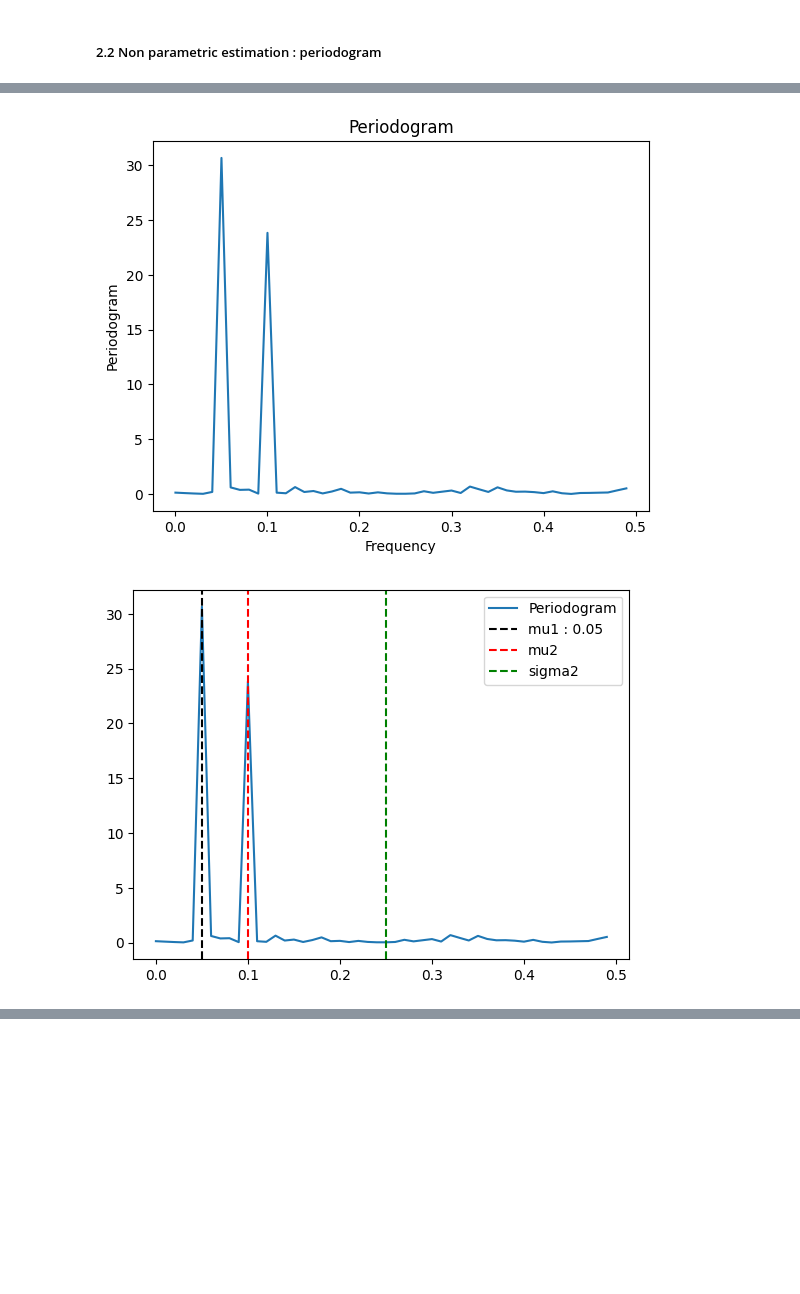
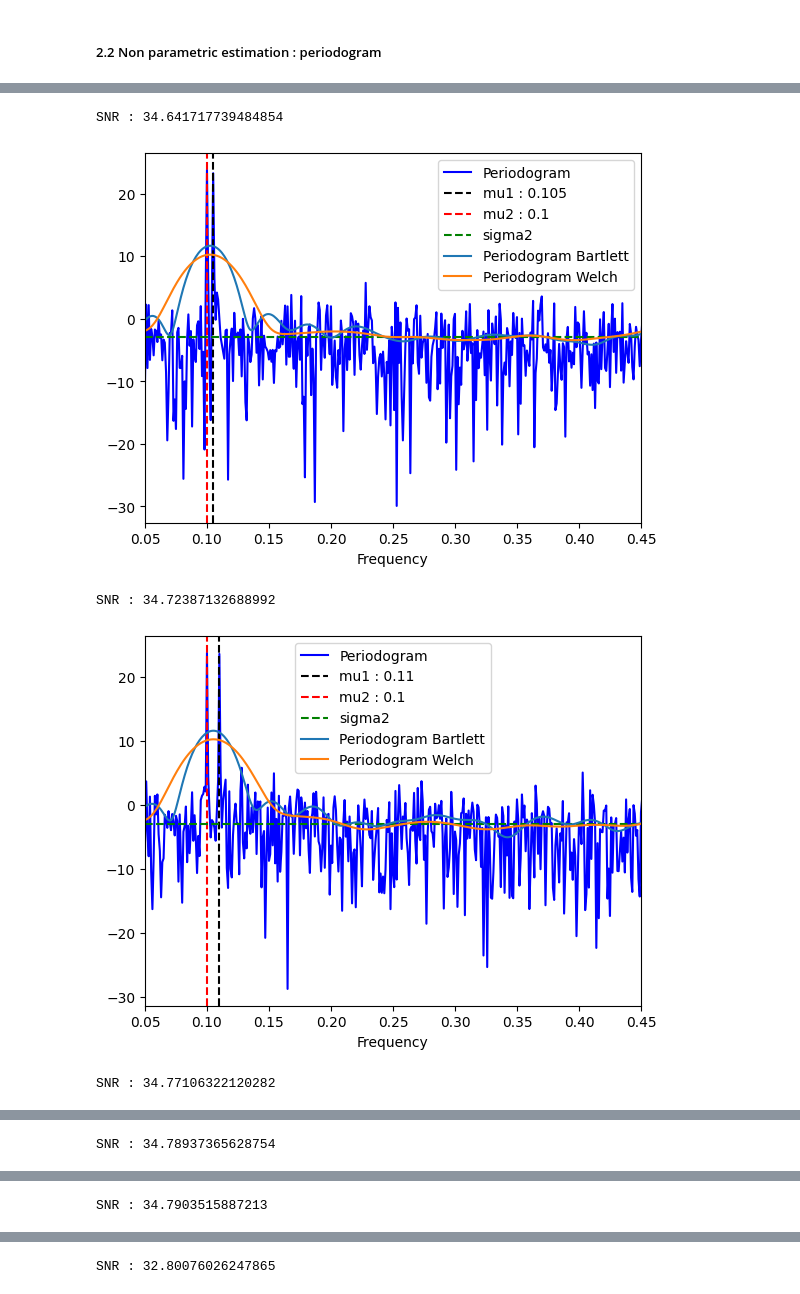
Before and after one commit to iliasslasri/DSP-DL_for_audio, a Jupyter notebook: spectral estimation/pw.ipynb, the cells around one changed output, grey strips where cells are left out. Drawn from its saved outputs; the diff is of its cells as text; code cells hidden in the pictures; blank space fills up the shorter version.

```diff
--- a/spectral estimation/pw.ipynb
+++ b/spectral estimation/pw.ipynb
@@ -124,10 +187,10 @@ lpcoefs = lpc(X, order = 1)
 
 X = AR(1000, [-1 * lpcoefs[1]], sigma2)
 
-freqs, env = periodogram(X)
+freqs, env = periodogram(X, plot=False)
 env = 10 * np.log10(env)
 
-plt.plot(freqs, env, label = "periodogram (estimated paramter)")
+plt.plot(freqs, env, label = "periodogram (with estimated paramters)")
 plt.plot(freq1, per1, label = "periodogram")
 plt.plot(freq1, theoritical_psd, label = "extact psd")
 plt.legend()
@@ -147,7 +210,8 @@ def sinusoids(N, K, freqs, ampls, originphi, sigma2):
     """
     wn = np.random.normal(0, np.sqrt(sigma2), N)
     sin = wn
-    T = np.linspace(0, 100, N)
+    fs = 5000
+    T = np.linspace(0, 1000, N)
     for i in range(K):
         sin += ampls[i] * np.sin(2*np.pi * freqs[i] * T + originphi[i])
 
@@ -157,16 +221,19 @@ def sinusoids(N, K, freqs, ampls, originphi, sigma2):
 # %%
 # signal synthesis
 mu1, mu2 = 0.13, 0.1
-sigma2 = 0.25
-N = 100
+sigma2 = 0.5
+N = 1000
 signal = sinusoids(N, K = 2, freqs=[mu1, mu2], originphi = [0, 0], sigma2 = sigma2, ampls = [1, 1])
 
-freq_sinus, period_sinus = periodogram(signal)
+freq_sinus, period_sinus = periodogram(signal, plot = False)
 
-plt.plot(freq_sinus, period_sinus, label = "Periodogram")
+# to db
+period_sinus = 10 * np.log10(period_sinus)
+
 plt.axvline(mu1, color="black", linestyle="--", label = "mu1")
 plt.axvline(mu2, color="red", linestyle="--", label = "mu2")
-plt.axvline(sigma2, color="green", linestyle="--", label = "sigma2")
+plt.plot(freq_sinus, period_sinus, label = "Periodogram")
+plt.axhline(10*np.log10(sigma2), color="green", linestyle="--", label = "sigma2")
 plt.legend()
 plt.show()
 # %% [output]
@@ -175,18 +241,43 @@ plt.show()
 # %%
-mu1 = [0.05, 0.11, 0.12, 0.13]
+mu1 = [0.105, 0.11, 0.12, 0.13, 0.2, 0.3]
 mu2 = 0.1
-
-for i in range(4):
+N = 1000
+for i in range(6):
+    if(i== 5):
+        sigma2 = 1
+        mu1[5] = 0.13
     signal = sinusoids(N, K = 2, freqs=[mu1[i], mu2], originphi = [0, 0], sigma2 = sigma2, ampls = [1, 1])
 
-    freq_sinus, period_sinus = periodogram(signal)
+    freq_sinus, period_sinus = periodogram(signal, plot = False)
 
-    plt.plot(freq_sinus, period_sinus, label = "Periodogram")
+    # Periodogram with Bartlett method
+    freq_sinus_b, period_sinus_b = periodogram(signal, Bartlett = True, plot = False)
+
+    # Periodogram with Welch method
+    freq_sinus_w, period_sinus_w = periodogram(signal, Welch = True, plot = False)
+
+    # turn in to dB
+    period_sinus = 10 * np.log10(period_sinus)
+    period_sinus_b = 10 * np.log10(period_sinus_b)
+    period_sinus_w = 10 * np.log10(period_sinus_w)
+
+    # SNR
+    SNR = 10 * np.log10(np.sum(np.abs(np.fft.fft(signal))**2) / (N * sigma2))
+    print(f"SNR : {SNR}")
+
+    plt.plot(freq_sinus, period_sinus, label = "Periodogram", color = "blue")
     plt.axvline(mu1[i], color="black", linestyle="--", label = f"mu1 : { mu1[i]}")
-    plt.axvline(mu2, color="red", linestyle="--", label = "mu2")
-    plt.axvline(sigma2, color="green", linestyle="--", label = "sigma2")
+    plt.axvline(mu2, color="red", linestyle="--", label = "mu2 : 0.1")
+    plt.axhline(10*np.log10(sigma2), color="green", linestyle="--", label = "sigma2")
+    plt.plot(freq_sinus_b, period_sinus_b, label = "Periodogram Bartlett")
+    plt.plot(freq_sinus_w, period_sinus_w, label = "Periodogram Welch")
+    plt.xlabel("Frequency")
+    plt.xlim(0.05, 0.45)
     plt.legend()
     plt.show()
 # %% [output]
+SNR : 34.641717739484854
-[figure, old version]
+[figure, new version]
+SNR : 34.72387132688992
-[figure, old version]
+[figure, new version]
+SNR : 34.77106322120282
@@ -193,0 +285 @@ for i in range(4):
+SNR : 34.78937365628754
@@ -194,0 +287 @@ for i in range(4):
+SNR : 34.7903515887213
@@ -195,0 +289 @@ for i in range(4):
+SNR : 32.80076026247865
```
Also changed, not shown: parts of 42 cells of this notebook.
